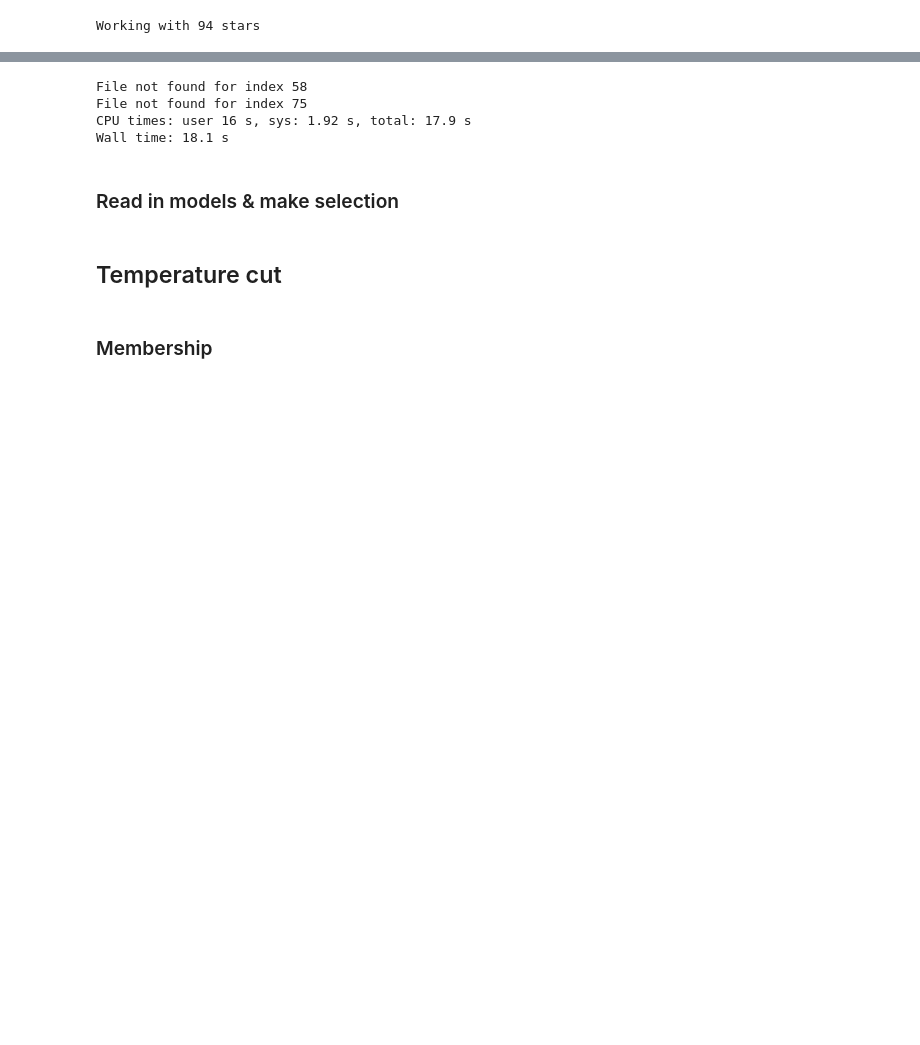
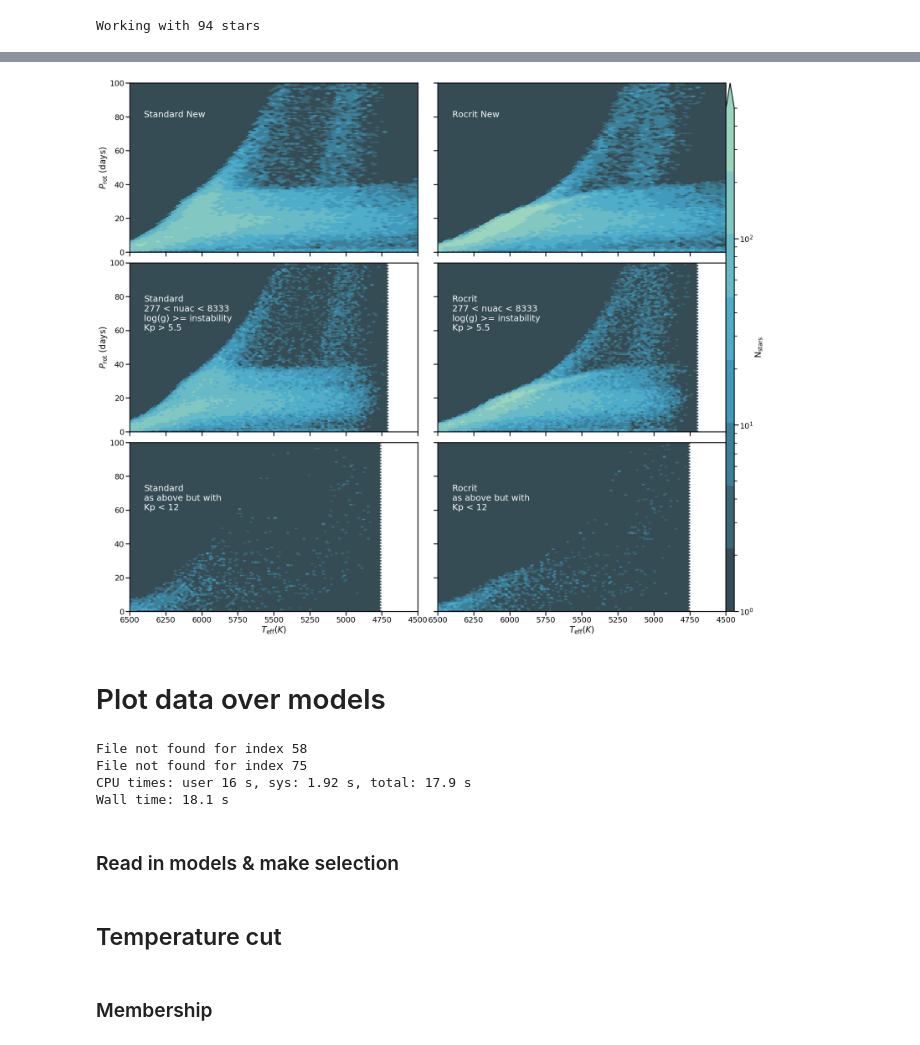
Before and after one commit to ojhall94/malatium, a Jupyter notebook: paper/model_plots.ipynb, the cells around one changed output, grey strips where cells are left out. Cells and saved outputs as stored; diff of their text form; code cells hidden in the pictures; blank space fills up the shorter version.

```diff
--- a/paper/model_plots.ipynb
+++ b/paper/model_plots.ipynb
@@ -17,3 +127,41 @@ Working with 94 stars
+# %%
+fig, axes = plt.subplots(3,2, figsize=(30,22.5), sharex=True, sharey=True)
+
+axes[0,0].hexbin(stan.Teff, stan.period, cmap=cmap, bins='log', vmin=1, vmax=500)
+axes[0,0].text(6400, 80, s='Standard New', c='w', fontsize=25)
+axes[1,0].hexbin(seis_stan.Teff, seis_stan.period, cmap=cmap, bins='log', vmin=1, vmax=500)
+axes[1,0].text(6400, 60, s='Standard\n277 < nuac < 8333\nlog(g) >= instability\nKp > 5.5', c='w', fontsize=25)
+axes[0,1].hexbin(ro.Teff, ro.period, cmap=cmap, bins='log', vmin=1, vmax=500)
+axes[0,1].text(6400, 80, s='Rocrit New', c='w', fontsize=25)
+c = axes[1,1].hexbin(seis_ro.Teff, seis_ro.period, cmap=cmap, bins='log', vmin=1, vmax=500)
+axes[1,1].text(6400, 60, s='Rocrit\n277 < nuac < 8333\nlog(g) >= instability\nKp > 5.5', c='w', fontsize=25)
+sel = seis_stan.kepmag <= 12.
+axes[2,0].hexbin(seis_stan.Teff[sel], seis_stan.period[sel], cmap=cmap, bins='log', vmin=1, vmax=500)
+axes[2,0].text(6400, 60, s='Standard\nas above but with\nKp < 12', c='w', fontsize=25)
+
+sel = seis_ro.kepmag <= 12.
+axes[2,1].hexbin(seis_ro.Teff[sel], seis_ro.period[sel], cmap=cmap, bins='log', vmin=1, vmax=500)
+axes[2,1].text(6400, 60, s='Rocrit\nas above but with\nKp < 12', c='w', fontsize=25)
+
+
+for ax in axes.ravel():
+    ax.invert_xaxis()
+    ax.set_ylim(0, 100)
+    ax.set_xlim(6500, 4500)
+
+axes[0,0].set_ylabel(r'$P_{\rm rot}$ (days)')
+axes[1,0].set_ylabel(r'$P_{\rm rot}$ (days)')
+axes[2,0].set_xlabel(r'$T_{\rm eff} (K)$')
+axes[2,1].set_xlabel(r'$T_{\rm eff} (K)$')
+fig.tight_layout()
+fig.colorbar(c,ax=axes.ravel(), label=r'$\rm{N_{\rm stars}}$', pad=0,aspect=60, extend='max')
+# plt.savefig('/home/oliver/Dropbox/Apps/Overleaf/Malatium/Images/model_comparison.png', bbox_inches='tight', dpi=300)
+# plt.savefig('/home/oliver/Dropbox/Apps/Overleaf/Malatium/Images/model_comparison.pdf', bbox_inches='tight', rasterized=True)
+plt.show()
+# %% [output]
+[figure, added]
+# %% [markdown]
+# Plot data over models
 # %%
 %%time
 d = '/home/oliver/PhD/mnt/RDS/malatium/models/'
```
Also changed, not shown: parts of 19 cells of this notebook.
